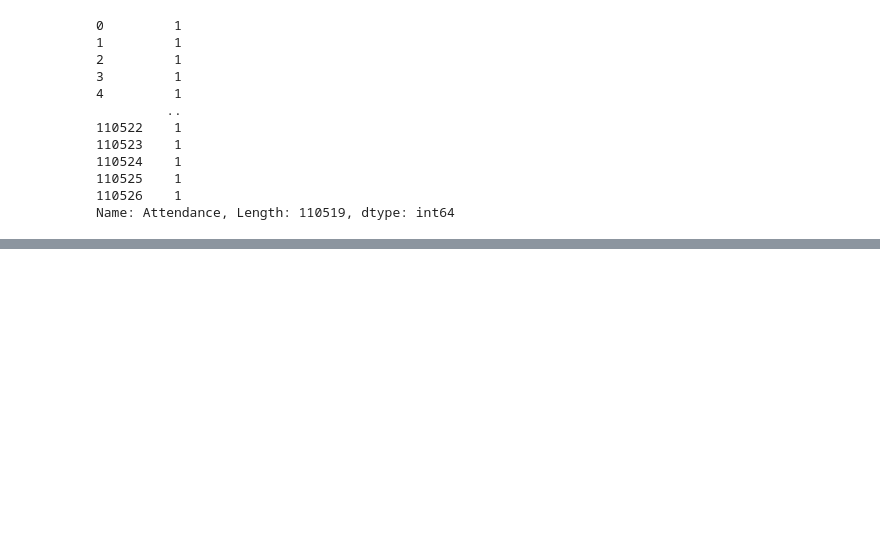
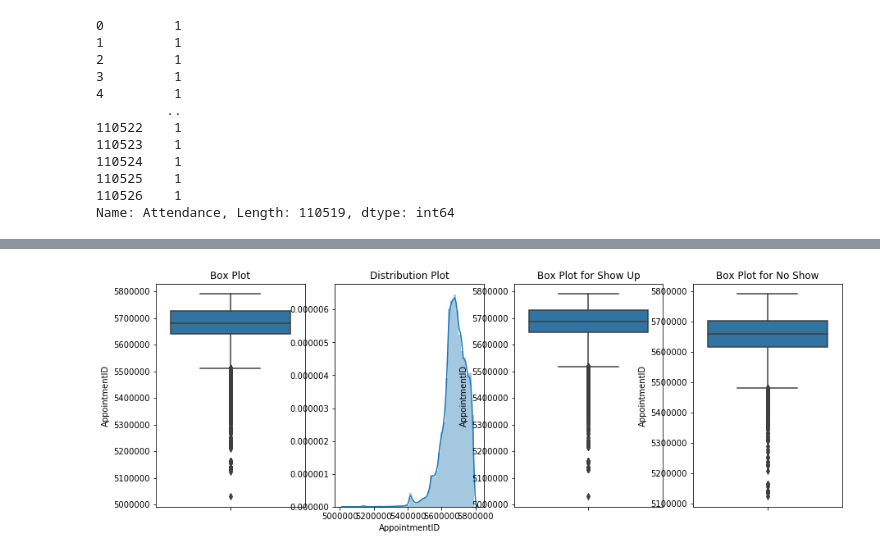
Before and after one commit to JordanPhilipMeyer/PatientNoShow, a Jupyter notebook: PredictNoShow.ipynb, the cells around one changed output, grey strips where cells are left out. Cells and saved outputs as stored; diff of their text form; code cells hidden in the pictures; blank space fills up the shorter version.

```diff
--- a/PredictNoShow.ipynb
+++ b/PredictNoShow.ipynb
@@ -870,0 +904,37 @@ df_with_dummy.to_csv("PredictingPatientNoShows.csv", sep='\t')
+# %%
+def plot_continuous_chart(axe, title, plottype, col, df, log):
+    axe.set_title(title)
+    if log==True:
+        axe.set_yscale('log')
+    if (plottype=='d'):
+        sns.distplot(df[col],ax=axe)
+    else:
+        sns.boxplot(data =df, x=col,ax=axe,orient='v')
+
+def plot_univariate(vtype,col,hue =None,log=False,vertlabel=False, flipvertical=False):
+    if vtype == 'continuous':
+        fig, ax=plt.subplots(nrows =1,ncols=4,figsize=(15,5))
+        plot_continuous_chart(ax[0], "Box Plot", 'b', col, df_with_dummy, log)
+        plot_continuous_chart(ax[1], "Distribution Plot", 'd', col, df_with_dummy, log)
+        plot_continuous_chart(ax[2], "Box Plot for Show Up", 'b', col, df_with_dummy[df_with_dummy.Attendance == 1], log)
+        plot_continuous_chart(ax[3], "Box Plot for No Show", 'b', col, df_with_dummy[df_with_dummy.Attendance == 0], log)
+    else:
+        fig, ax = plt.subplots()
+        hue_col = pd.Series(data = hue)
+        width = len(df_with_dummy[col].unique()) + 4 + 2*len(hue_col.unique())
+        if flipvertical==True:
+            fig.set_size_inches(6 , 8)
+            ax = sns.countplot(data = df_with_dummy, y= col, order=df_with_dummy[col].value_counts().index,hue = hue)
+        else:
+            fig.set_size_inches(width , 12)
+            ax = sns.countplot(data = df_with_dummy, x= col, order=df_with_dummy[col].value_counts().index,hue = hue)
+            for p in  ax.patches:
+                if (p.get_height() > 0):
+                    ax.annotate('{:1.2f}%'.format((p.get_height()*100)/float(len(df_with_dummy))), (p.get_x()+0.05, p.get_height()+20))
+    if (vertlabel== True):
+        plt.xticks(rotation=90)
+    plt.show()
+# %%
+plot_univariate(vtype = 'continuous', col='AppointmentID', log=False)
+# %% [output]
+[figure, added]
```
Also changed, not shown: parts of 45 cells of this notebook.
